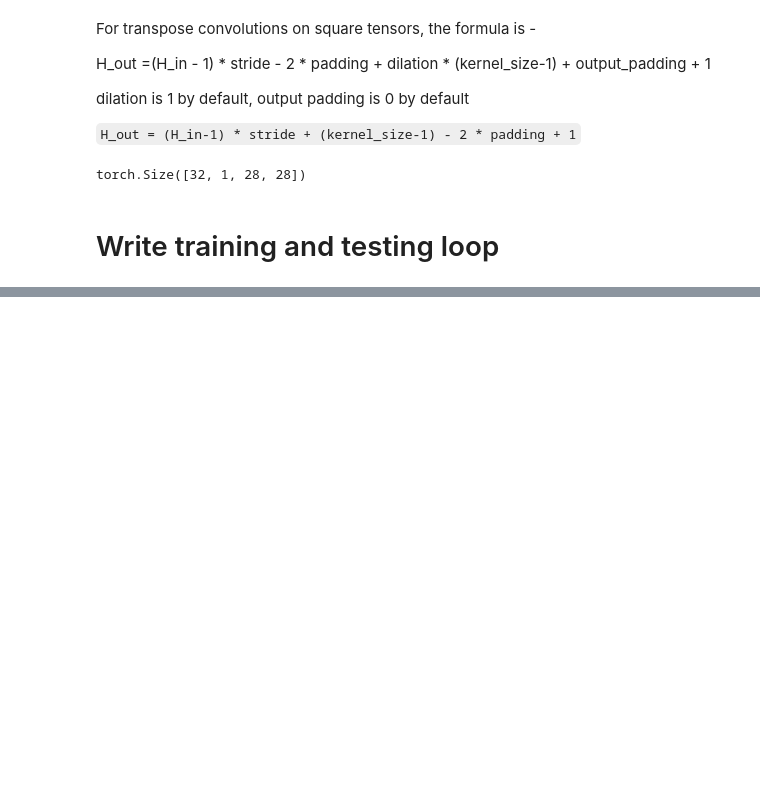
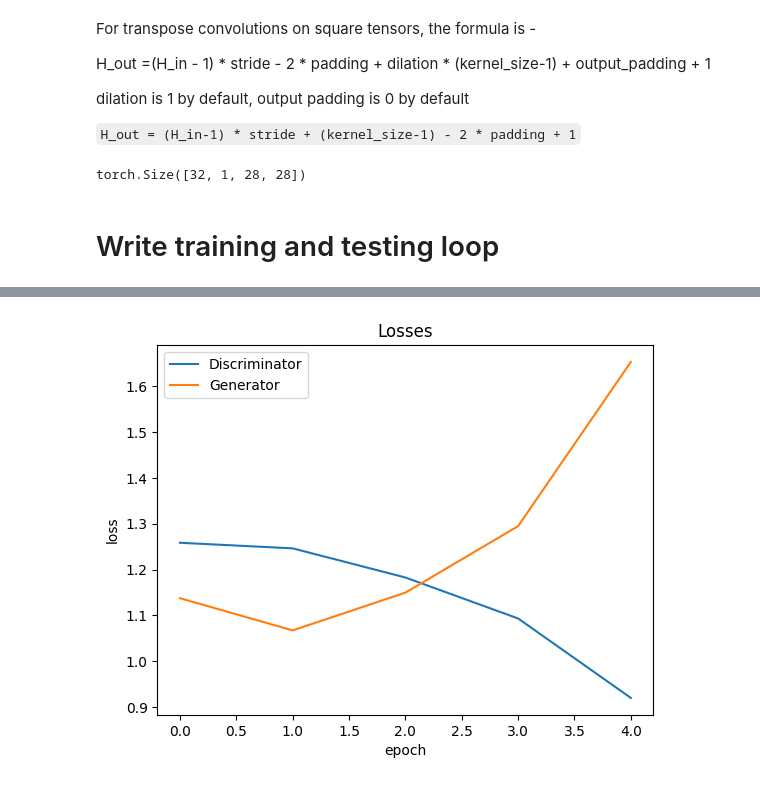
Before and after one commit to suryansh-sinha/Conditional-DCGAN, a Jupyter notebook: cDCGAN.ipynb, the cells around one changed output, grey strips where cells are left out. Cells and saved outputs as stored; diff of their text form; code cells hidden in the pictures; blank space fills up the shorter version.

```diff
--- a/cDCGAN.ipynb
+++ b/cDCGAN.ipynb
@@ -206,8 +228,8 @@ class Generator(nn.Module):
     noise = torch.cat((noise, embed_tensor), dim=1)  # Concatenate along the channel dimension
     return self.trans_conv_layers(noise)
 # %%
-generator = Generator(LATENT_SIZE, num_classes, BATCH_SIZE)
-noise = torch.rand(size=[BATCH_SIZE, LATENT_SIZE, 1, 1])
+generator = Generator(LATENT_SIZE, num_classes, BATCH_SIZE).to(device)
+noise = torch.rand(size=[BATCH_SIZE, LATENT_SIZE, 1, 1]).to(device)
 # Just using a random label here. Just wanted to check if model can generate correct shape or not.
 output = generator(noise, label)
 output.shape
@@ -255,18 +279,23 @@ def train_discriminator(discriminator: nn.Module,
 def train_generator(discriminator: nn.Module,
                     generator: nn.Module,
                     g_optim: torch.optim.Optimizer,
+                    labels: torch.Tensor,
                     batch_size: int,
                     latent_size: int,
-                    loss_fn: nn.Module = nn.BCELoss()
-                    ):
+                    loss_fn: nn.Module = nn.BCELoss(),
+                    device: torch.device = device):
+
+  # Setting appropriate states for models.
+  # discriminator.eval()
+  # generator.train()
 
   # Generate fake images.
-  latent = torch.randn(batch_size, latent_size, 1, 1)
-  fake_images = generator(latent).to(device)
+  latent = torch.randn(batch_size, latent_size, 1, 1).to(device)
+  fake_images = generator(latent, labels)
 
   # Pass the images to discriminator.
-  fake_preds = discriminator(fake_images)
-  target = torch.ones([fake_images.size[0], 1])
+  fake_preds = discriminator(fake_images, labels)
+  target = torch.ones([fake_images.size(0), 1]).to(device)
 
   # Calculate the loss.
   loss = loss_fn(fake_preds, target)
@@ -302,0 +314,4 @@ RuntimeError: Expected tensor for argument #1 'indices' to have one of the follo
+# %%
+# Creating the generator and discriminator.
+generator = Generator(LATENT_SIZE, num_classes, BATCH_SIZE).to(device)
+discriminator = Discriminator(1, num_classes, BATCH_SIZE).to(device)
@@ -302,0 +364,2 @@ RuntimeError: Expected tensor for argument #1 'indices' to have one of the follo
+# %%
+d_losses, g_losses = train(EPOCHS, LR, BETAS)
@@ -302,0 +376,9 @@ RuntimeError: Expected tensor for argument #1 'indices' to have one of the follo
+# %%
+plt.plot(d_losses, '-')
+plt.plot(g_losses, '-')
+plt.xlabel('epoch')
+plt.ylabel('loss')
+plt.legend(['Discriminator', 'Generator'])
+plt.title('Losses');
+# %% [output]
+[figure, added]
```
Also changed, not shown: parts of 14 cells of this notebook.
